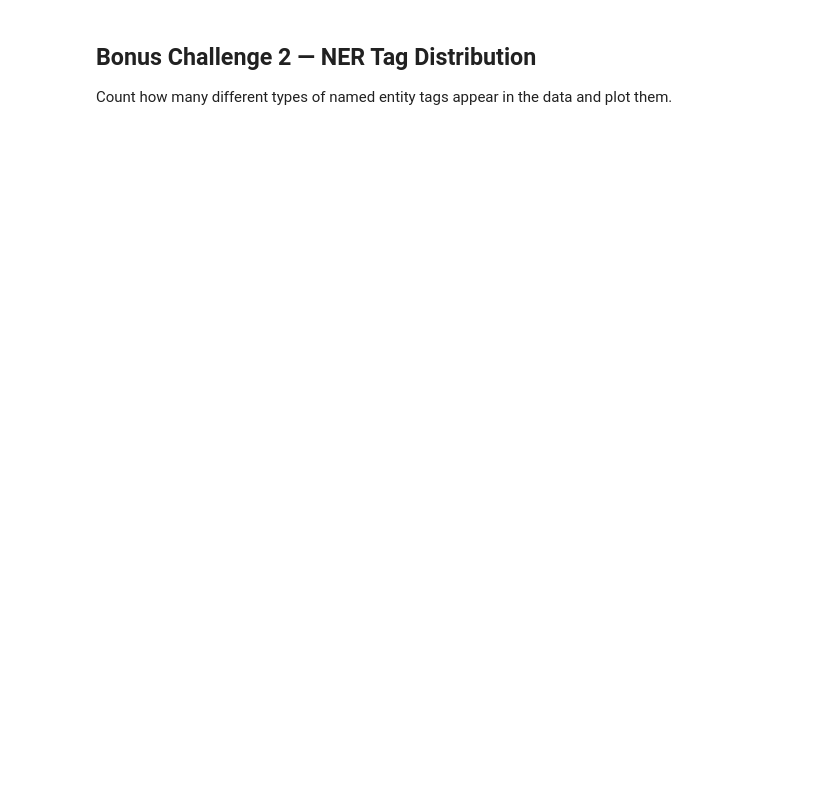
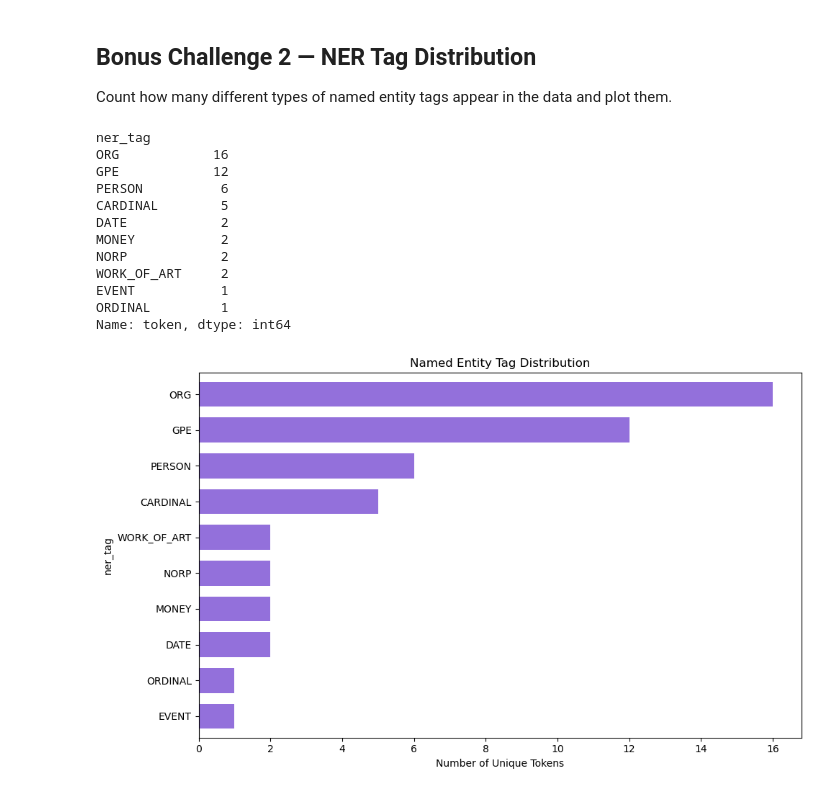
Before and after one commit to wanderer878/jupyter, a Jupyter notebook: practical_exercise_34.ipynb, the cells around one changed output. Cells and saved outputs as stored; diff of their text form; code cells hidden in the pictures; blank space fills up the shorter version.

```diff
--- a/practical_exercise_34.ipynb
+++ b/practical_exercise_34.ipynb
@@ -370,12 +447,26 @@ print(tech_counts[tech_counts.pos_tag == 'NOUN'][0:5])
 
 Count how many different types of named entity tags appear in the data and plot them.
 # %%
-ner_tag_counts =
+ner_tag_counts = ner_df_counts.groupby("ner_tag")["token"].count().sort_values(ascending= False)
 
 print(ner_tag_counts)
 
 ner_tag_counts.sort_values().plot.barh(color='mediumpurple', width=0.7, figsize=(10, 6))
 plt.title('Named Entity Tag Distribution')
 plt.xlabel('Number of Unique Tokens')
 plt.tight_layout()
 plt.show()
+# %% [output]
+ner_tag
+ORG            16
+GPE            12
+PERSON          6
+CARDINAL        5
+DATE            2
+MONEY           2
+NORP            2
+WORK_OF_ART     2
+EVENT           1
+ORDINAL         1
+Name: token, dtype: int64
+[figure, added]
```
Also changed, not shown: parts of 16 cells of this notebook.
